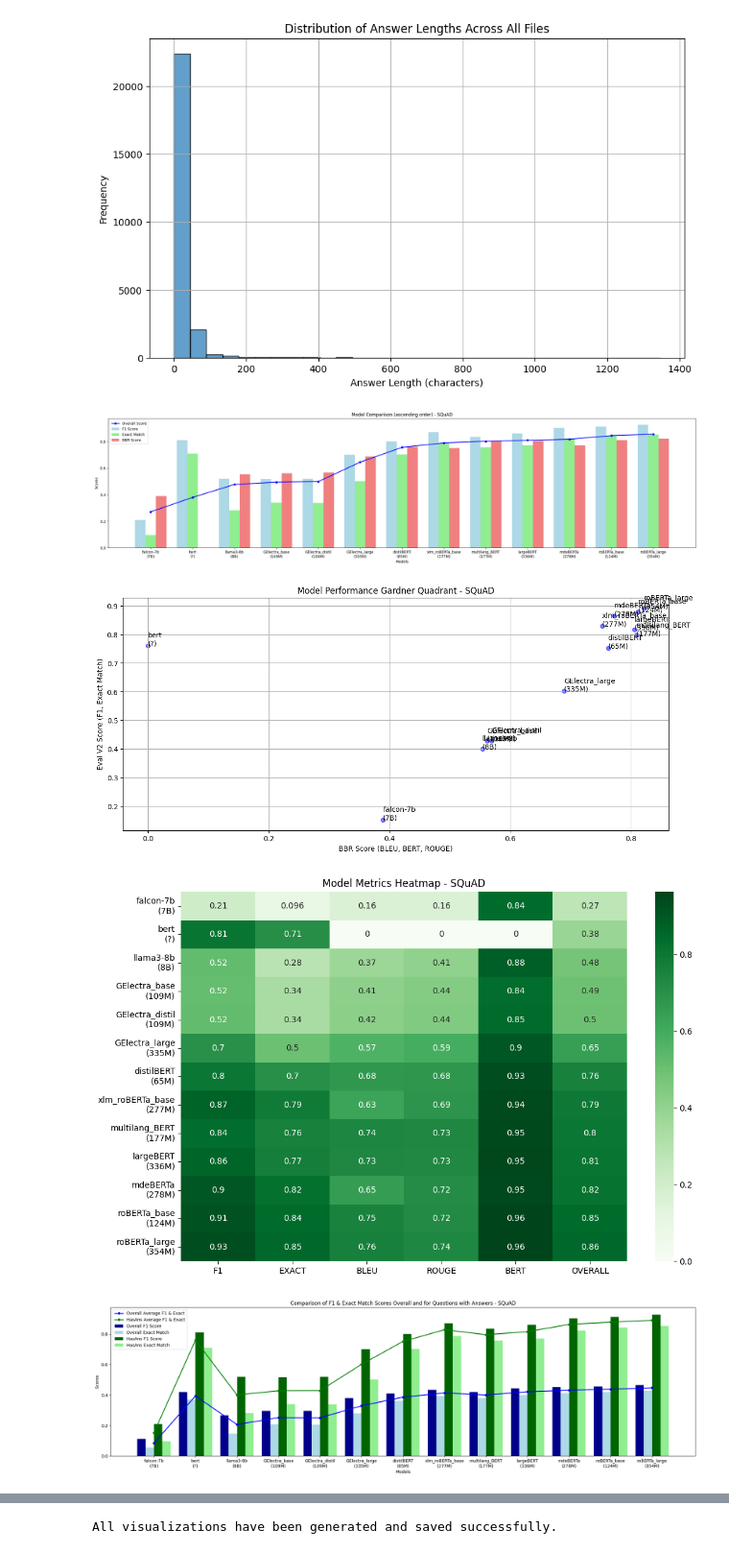
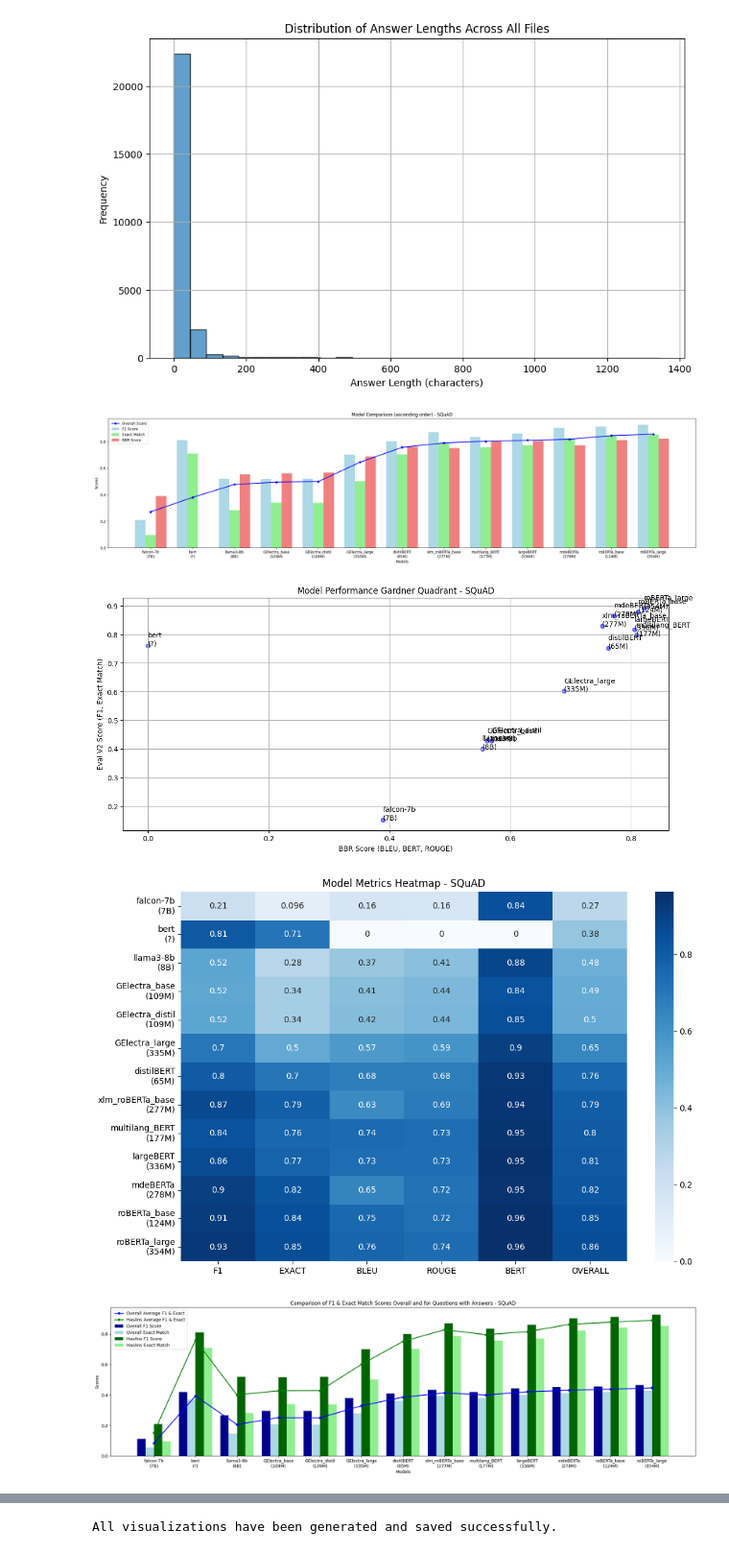
Before and after one commit to aminbensaad/eon-llm, a Jupyter notebook: llm/level-0.ipynb, the cells around one changed output, grey strips where cells are left out. Shown at 96% size. Drawn from its saved outputs; the diff is of its cells as text; code cells hidden in the pictures.

Commit message:
plotting: made colors adjustable

```diff
--- a/llm/level-0.ipynb
+++ b/llm/level-0.ipynb
@@ -132,36 +132,45 @@ timing_results_path = './timing_results.json'
 # Select the subdirectory
 subdir = ['base', 'tuned', 'Gtuned'] # options: base, Gbase, tuned, Gtuned
 
 # Load data
 data, model_name_map = load_json_files(base_dir, subdir, datasets)
 
 # Load timing results
 timing_results = load_timing_results(timing_results_path)
 
 # Create and display DataFrame
 df = pd.DataFrame(data)
 timing_df = pd.DataFrame.from_dict(timing_results, orient='index').reset_index()
 timing_df = timing_df.rename(columns={'index': 'model'})
 df = pd.merge(df, timing_df, on='model', how='left')
 
+def get_cmap(dataset_name):
+    if dataset_name == "SQuAD":
+        return "Blues"
+    elif dataset_name == "G":
+        return "Oranges"
+    return "Greens"
+
 # Execute visualizations for both datasets
 for dataset_name in datasets:
+    cmap = get_cmap(dataset_name)
+
     p.plot_bar_chart_with_line_graph(df, dataset_name, figure_root, manual_model_name_map)
     p.plot_gardner_quadrant(df, dataset_name, figure_root, manual_model_name_map)
-    p.plot_heat_map(df, dataset_name, figure_root, manual_model_name_map)
+    p.plot_heat_map(df, dataset_name, figure_root, manual_model_name_map, cmap=cmap)
     p.plot_bar_chart_comparison(df, dataset_name, figure_root, manual_model_name_map)
     p.plot_comparison_heat_map(df, dataset_name, figure_root, manual_model_name_map)
 
 p.plot_timing_heat_map(df, figure_root, manual_model_name_map)
 
 # Visualisation 7: Combined Heat map for average values of GermanQuAD and SQuAD
-p.plot_combined_heat_map(df, figure_root, manual_model_name_map)
+p.plot_combined_heat_map(df, figure_root, manual_model_name_map, cmap="Purples")
 
 print("All visualizations have been generated and saved successfully.")
 # %% [output]
 [figure]
 [figure]
-[figure, old version]
+[figure, new version]
 [figure]
 [figure]
 [figure]
```
Also changed, not shown: parts of 1 cell of this notebook, 1 other file.
